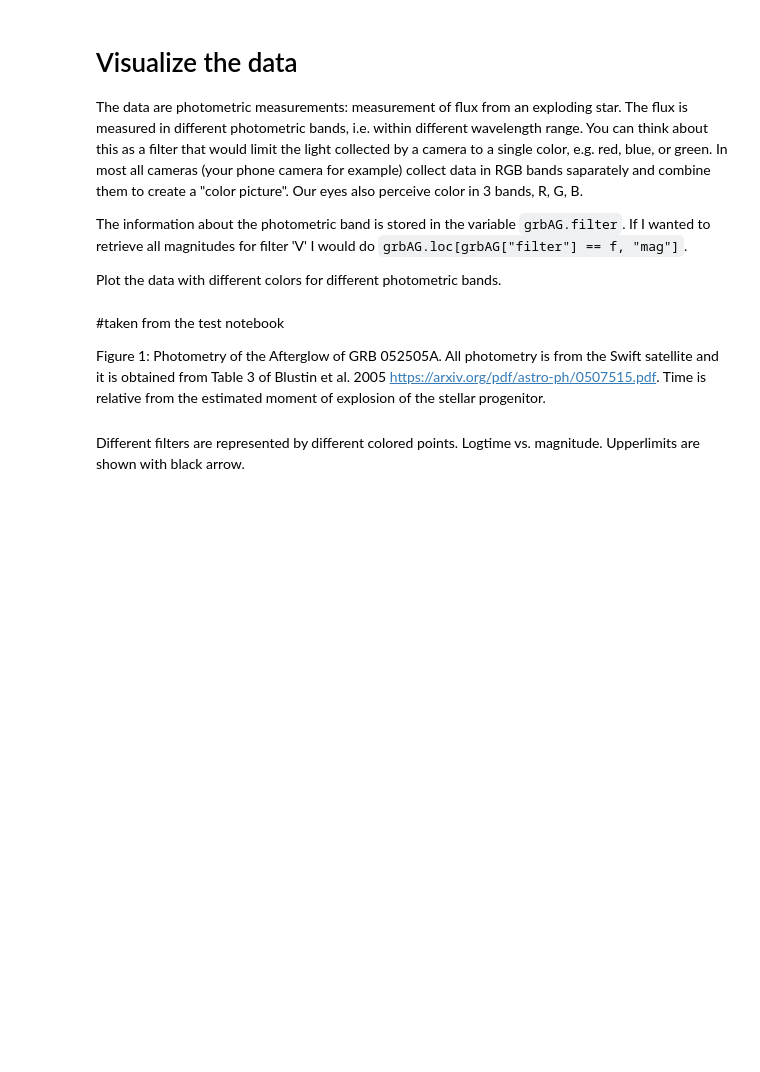
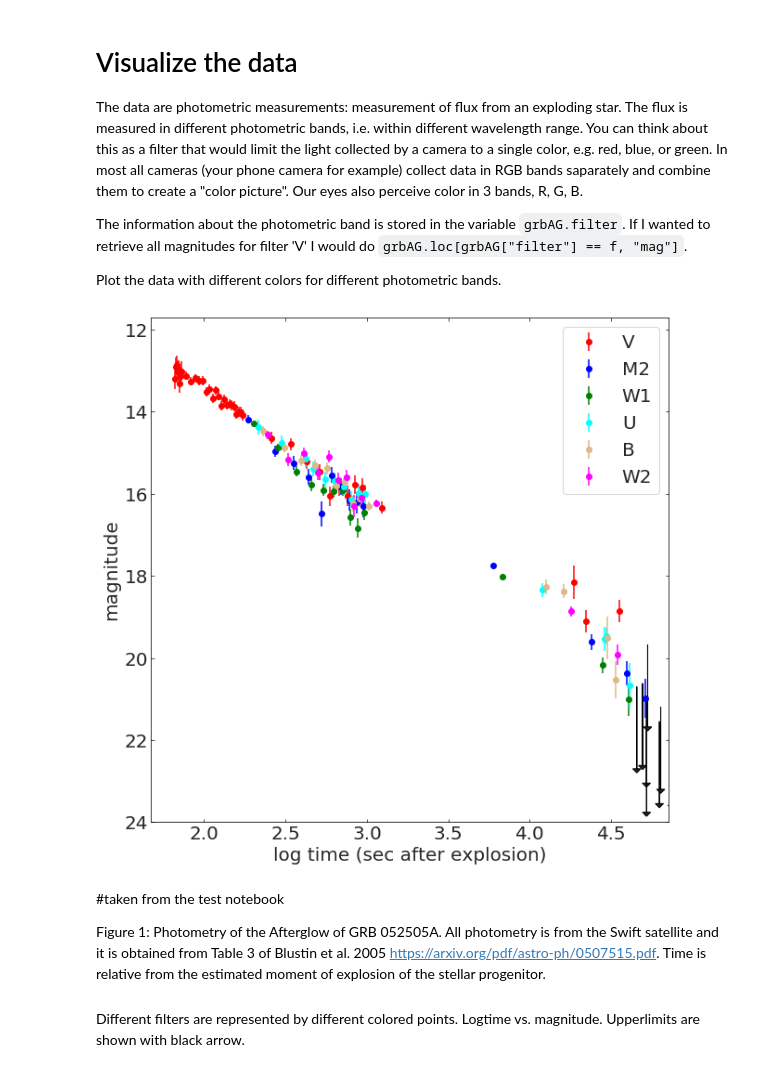
Before and after one commit to Marrs-jin/MLTSA_AMarrs, a Jupyter notebook: HW1/HW1.ipynb, the cells around one changed output. Drawn from its saved outputs; the diff is of its cells as text; code cells hidden in the pictures; blank space fills up the shorter version.

```diff
--- a/HW1/HW1.ipynb
+++ b/HW1/HW1.ipynb
@@ -50,0 +56,4 @@ grbtxt.head()
+# %%
+url2 = "https://raw.githubusercontent.com/fedhere/MLTSA_FBianco/master/HW1/grb050525A.csv"
+grbtxt = pd.read_csv(url2)
+grbtxt.head()
@@ -71,34 +94,36 @@ Barray = grbtxt.loc[grbtxt['filter']=="B",'mag']
 # %%
 #this code is so much smarter than mine dang
 #f designates color. I.e. "V", "W1",etc
 #Create array of mags, array of logtimes, plot with time as x axis
 
 ax = pl.figure(figsize=(10,10)).add_subplot(111)
 #will cycle through clrs in clrs
 clrcount = 0
 #list of clrs I want to use
 clrs = ['red','blue','green','cyan','burlywood','magenta']
-for f in grbAG["filter"].unique():
+for f in grbtxt["filter"].unique():
     mags = grbtxt.loc[grbtxt['filter']==f,'mag']
     logt = grbtxt.loc[grbtxt['filter']==f,'logtime']
     error = grbtxt.loc[grbtxt['filter']==f,'magerr']
     #pl.scatter(logt,mags)
     pl.errorbar(logt,mags,yerr = error,fmt='o',color=clrs[clrcount],label = f)
     clrcount += 1
 
 #upperlimit == 1 is for last elements of the data array. They have missing magnitudes
 #.loc[i] pulls up data for that index
 #arrow works from x,y to dx,dy. so dx = 0, dy = 2.
 for i in grbtxt[grbtxt.upperlimit==1].index:
     pl.arrow(grbtxt.loc[i].logtime,
              grbtxt.loc[i].magerr,
              0, 2, head_width = 0.05, head_length = 0.1, ec = 'k')
 
 pl.ylim(24,11.7)
 pl.legend()
 
 pl.ylabel("magnitude", fontsize=20)
 pl.xlabel("log time (sec after explosion)", fontsize=20);
+# %% [output]
+[figure, added]
 # %% [markdown]
 #taken from the test notebook
 
```
Also changed, not shown: parts of 13 cells of this notebook.
